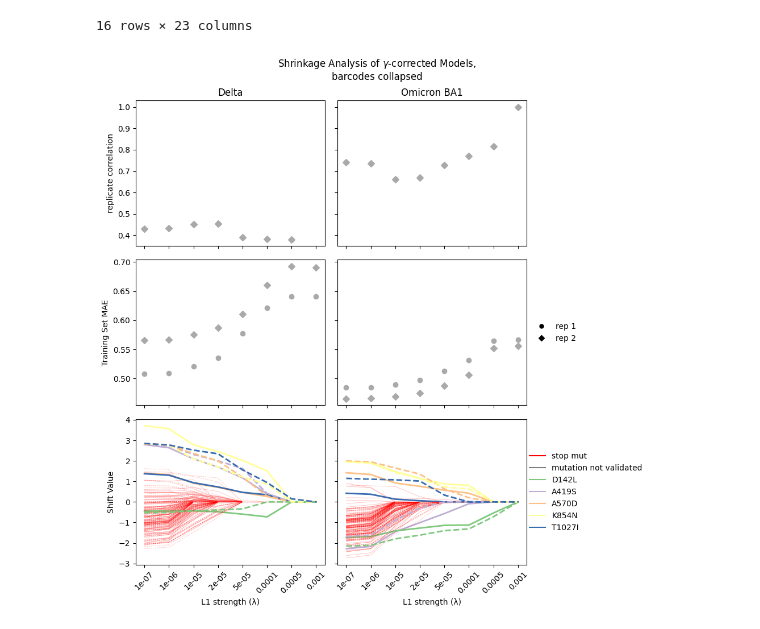
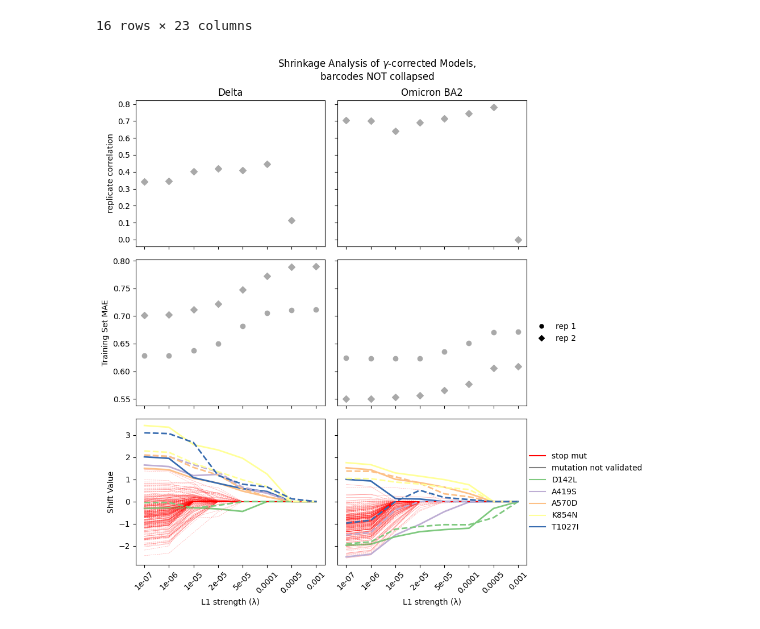
Before and after one commit to matsengrp/SARS-CoV-2_spike_multidms, a Jupyter notebook: notebooks/shrinkage-analysis.ipynb, the cells around one changed output. Saved outputs shown, nothing was run; the diff lists cells and outputs as text; code cells hidden in the pictures.

Commit message:
update figures

```diff
--- a/notebooks/shrinkage-analysis.ipynb
+++ b/notebooks/shrinkage-analysis.ipynb
@@ -13,9 +13,9 @@ import matplotlib.lines as mlines
 # %% [output]
 env: CUDA_VISIBLE_DEVICES=1
 # %%
-OUTDIR = "old-notebooks/results/gamma_collapsed_barcodes//"
-# title = "Shrinkage Analysis of $C_{d}$ Models, \nbarcodes mean collapsed"
-title = "Shrinkage Analysis of $\gamma$-corrected Models, \nbarcodes collapsed"
+OUTDIR = "results/gamma/"
+# title = "Shrinkage Analysis of $C_{d}$ Models, \nbarcodes NOT collapsed"
+title = "Shrinkage Analysis of $\gamma$-corrected Models, \nbarcodes NOT collapsed"
 # %%
 # models = pickle.load(open("old-notebooks/gamma-noch-models.pkl", "rb"))
 # models = pickle.load(open("old-notebooks/ch-nogamma-models.pkl", "rb"))
@@ -131,7 +131,7 @@ ax[0,0].set_ylabel("replicate correlation")
 # ax[0,0].set_xlabel("model sparsity (%S == 0)")
 # ax[0,1].set_xlabel("model sparsity (%S == 0)")
 ax[0, 0].set_title("Delta")
-ax[0, 1].set_title("Omicron BA1")
+ax[0, 1].set_title("Omicron BA2")
 # ax[1,0].set_ylabel("Fraction of Shift \nParameters with values <= x")
 ax[1,0].set_ylabel("Training Set MAE")
 # ax[1,0].set_xlabel("Shift Value")
@@ -247,31 +247,31 @@ for replicate, rep_models in models.groupby("replicate"):
 
 ax[2,0].set_xticks(ax[2,0].get_xticks(), ax[2,0].get_xticklabels(), rotation=45, ha='center')
 ax[2,1].set_xticks(ax[2,1].get_xticks(), ax[2,1].get_xticklabels(), rotation=45, ha='center')
 ax[2,0].set_ylabel("Shift Value")
 ax[2,0].set_xlabel("L1 strength (λ)")
 ax[2,1].set_xlabel("L1 strength (λ)")
 
 red_line = mlines.Line2D([], [], color='red', linestyle='-',
                           markersize=1, label='stop mut')
 grey_line = mlines.Line2D([], [], color='grey',  linestyle='-',
                           markersize=5, label='mutation not validated')
 mutation_color_handles = [
     mlines.Line2D(
         [], [],
         color=color,
         linestyle='-',
         markersize=10,
         label=f"{mutation}"
     )
     for mutation, color in mutations_cmap.items()
 ]
 elements = [red_line, grey_line]+mutation_color_handles
 ax[2, 1].legend(handles=elements, bbox_to_anchor = (1.65, 0.5), loc='center right', frameon=False)
 
 
 fig.suptitle(title)
 plt.tight_layout()
 fig.savefig(f"{OUTDIR}/models-summary.pdf")
 plt.show()
 # %% [output]
-[figure, old version]
+[figure, new version]
```
Also changed, not shown: parts of 3 cells of this notebook, 16 other files.
